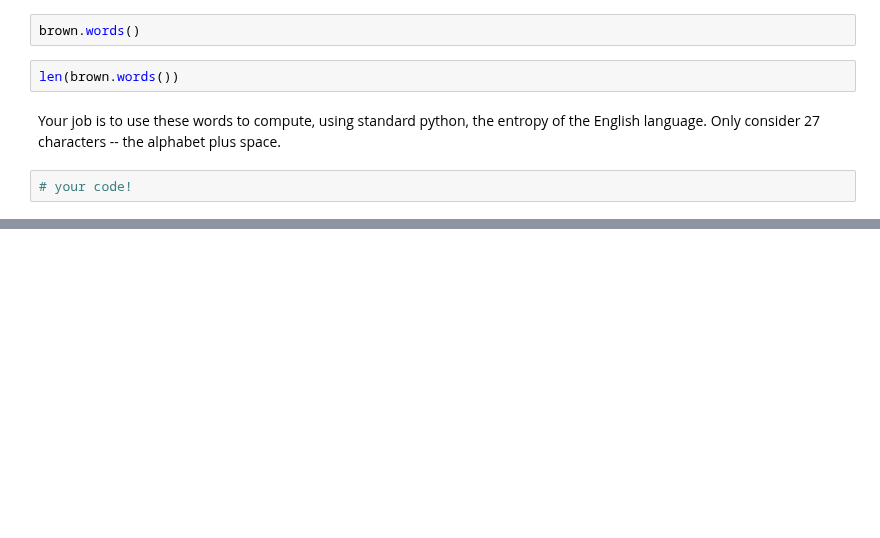
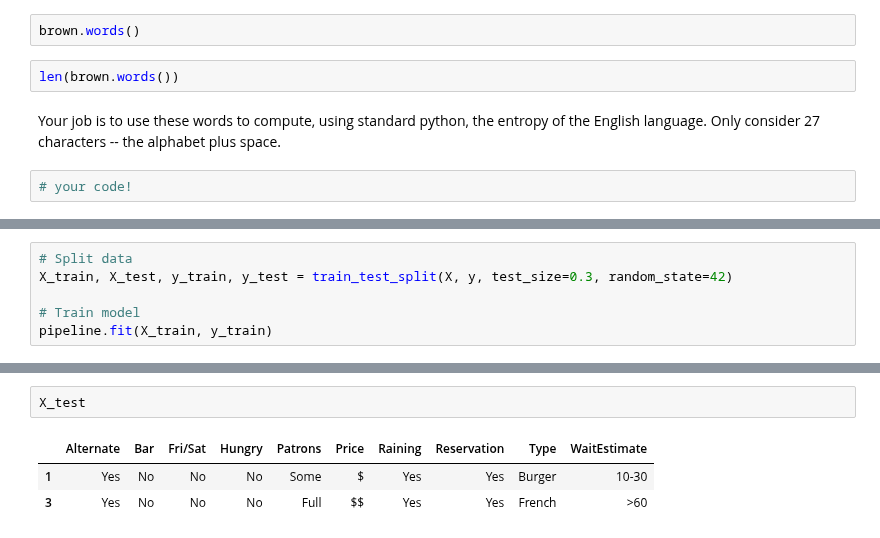
Before and after one commit to AET-CS/aet-cs.github.io, a Jupyter notebook: white/ML/lessons/Restaurant.ipynb, the cells around one changed output, grey strips where cells are left out. Cells and saved outputs as stored; diff of their text form; blank space fills up the shorter version.

```diff
--- a/white/ML/lessons/Restaurant.ipynb
+++ b/white/ML/lessons/Restaurant.ipynb
@@ -43,0 +147,6 @@ Your job is to use these words to compute, using standard python, the entropy of
+# %%
+# Split data
+X_train, X_test, y_train, y_test = train_test_split(X, y, test_size=0.3, random_state=42)
+
+# Train model
+pipeline.fit(X_train, y_train)
@@ -43,0 +167,6 @@ Your job is to use these words to compute, using standard python, the entropy of
+# %%
+X_test
+# %% [output]
+|  | Alternate | Bar | Fri/Sat | Hungry | Patrons | Price | Raining | Reservation | Type | WaitEstimate |
+| 1 | Yes | No | No | No | Some | $ | Yes | Yes | Burger | 10-30 |
+| 3 | Yes | No | No | No | Full | $$ | Yes | Yes | French | >60 |
```
Also changed, not shown: parts of 13 cells of this notebook, 3 other files.
